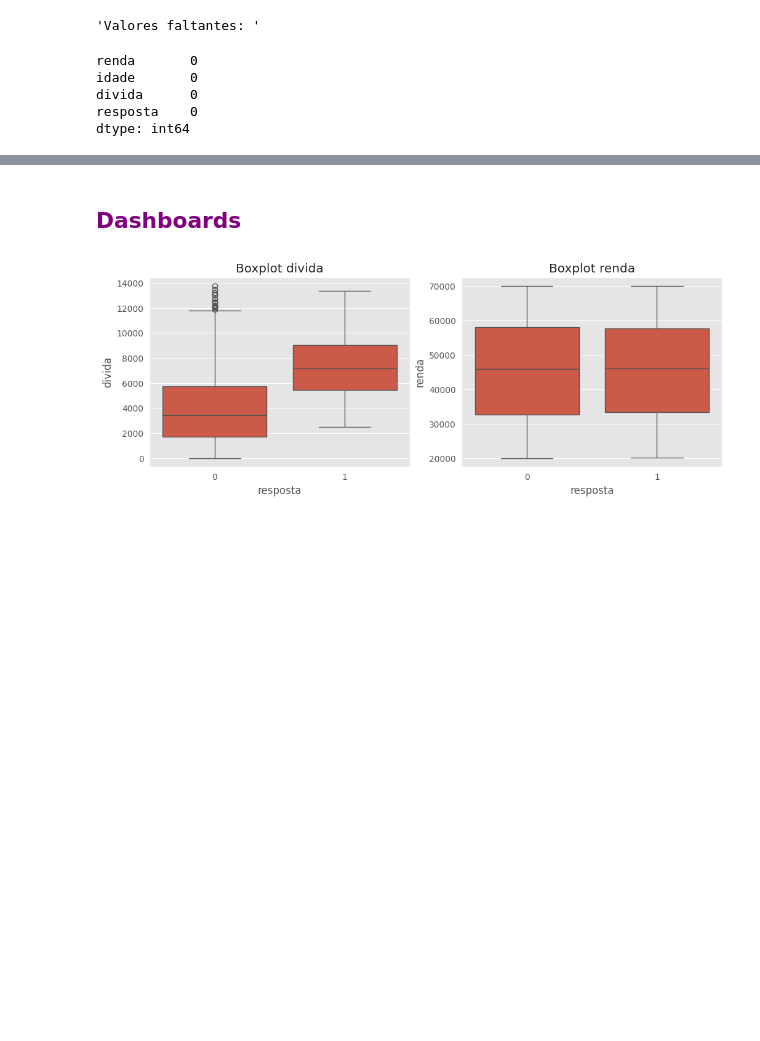
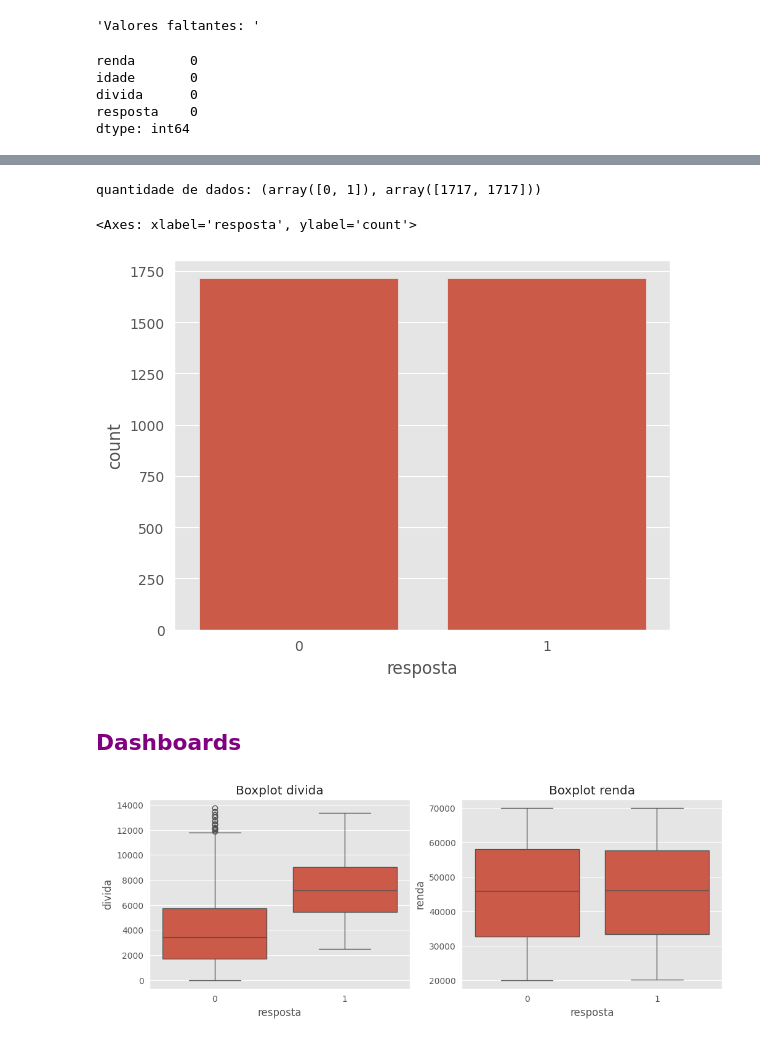
Before and after one commit to rafflds/bons_maus_pagadores_emprestimo, a Jupyter notebook: Dados_emprestimos.ipynb, the cells around one changed output, grey strips where cells are left out. Cells and saved outputs as stored; diff of their text form; code cells hidden in the pictures; blank space fills up the shorter version.

Commit message:
Update dos dados

```diff
--- a/Dados_emprestimos.ipynb
+++ b/Dados_emprestimos.ipynb
@@ -122,3 +150,19 @@ base.idade.min().round()
+# %%
+# Saparar a base em features e label
+x = base.drop('resposta', axis=1)
+y= base.resposta
+
+# Estratégia do modelo será: aumentar a classe minoritária
+smote = SMOTE(sampling_strategy='minority')
+x, y = smote.fit_resample(x,y)
+
+# Visualização da classe
+print(f'quantidade de dados: {np.unique(y, return_counts=True)}')
+sns.countplot(x = y)
+# %% [output]
+quantidade de dados: (array([0, 1]), array([1717, 1717]))
+<Axes: xlabel='resposta', ylabel='count'>
+[figure, added]
 # %% [markdown]
 ## <font color=purple>Dashboards
 # %%
```
Also changed, not shown: parts of 12 cells of this notebook.
